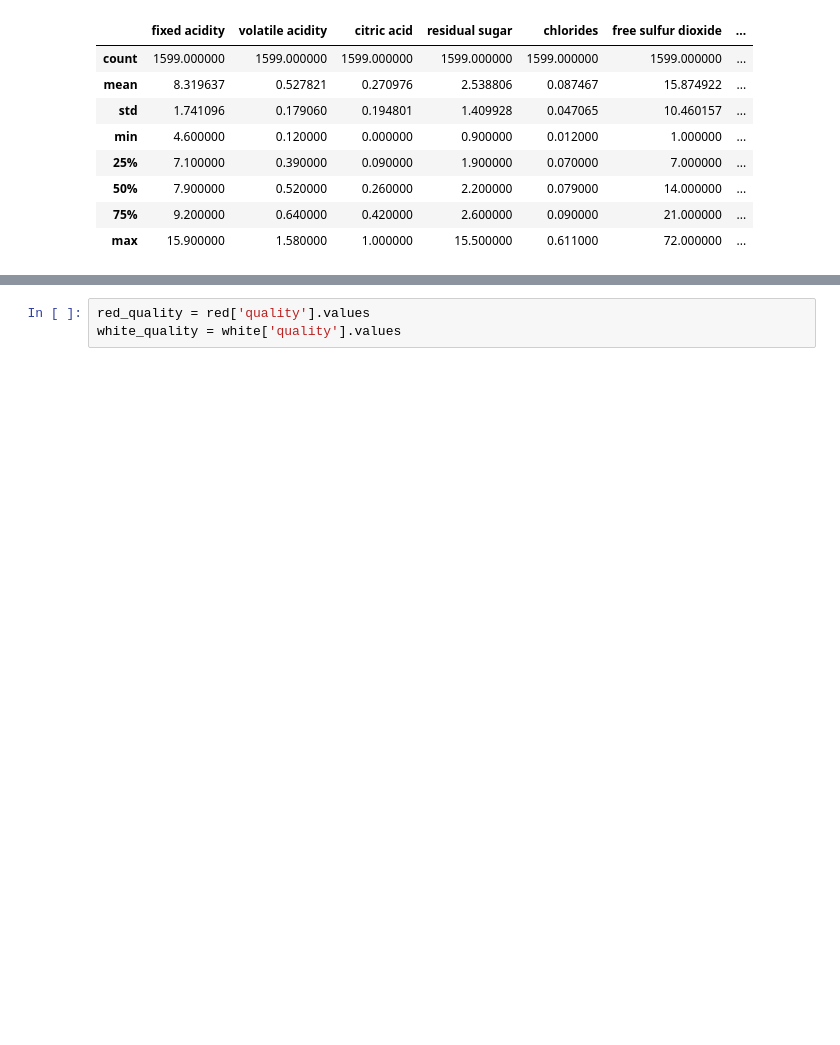
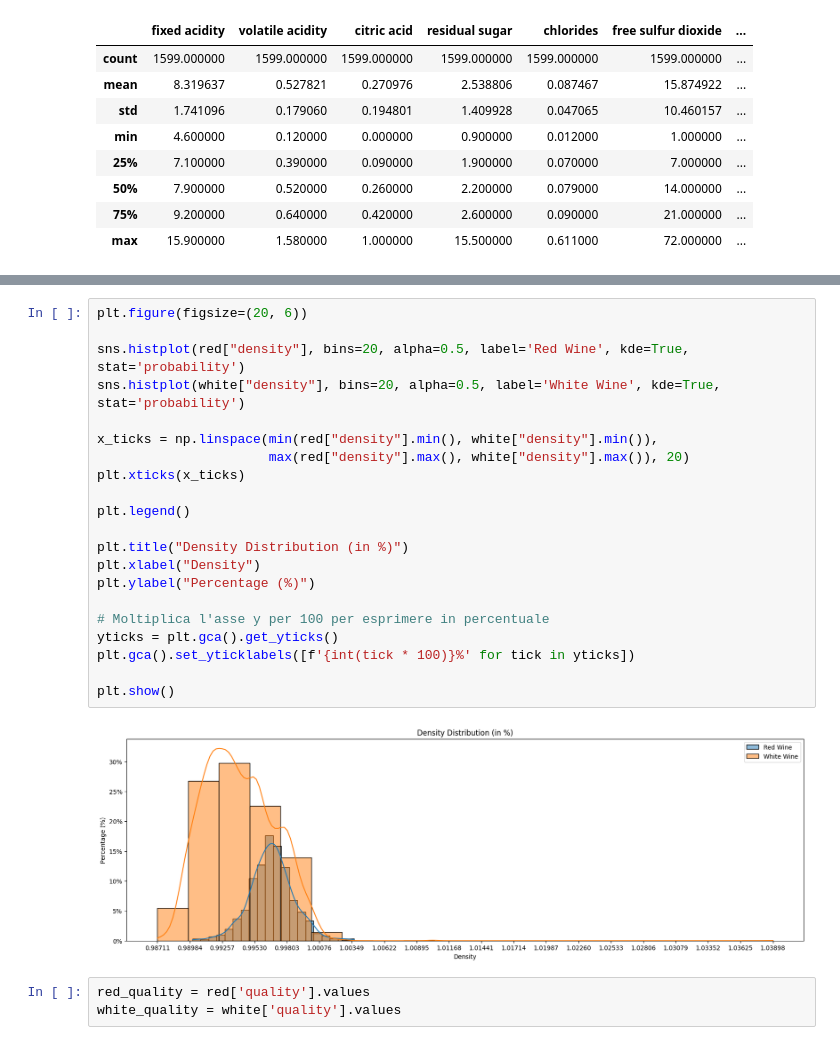
Before and after one commit to elvisperlika/Wine-Quality-Prediction, a Jupyter notebook: Wine_Quality_Prediction.ipynb, the cells around one changed output, grey strips where cells are left out. Saved outputs shown, nothing was run; the diff lists cells and outputs as text; blank space fills up the shorter version.

Commit message:
Add new graphic in %

```diff
--- a/Wine_Quality_Prediction.ipynb
+++ b/Wine_Quality_Prediction.ipynb
@@ -196,3 +196,26 @@ plt.show()
+# %%
+plt.figure(figsize=(20, 6))
+
+sns.histplot(red["density"], bins=20, alpha=0.5, label='Red Wine', kde=True, stat='probability')
+sns.histplot(white["density"], bins=20, alpha=0.5, label='White Wine', kde=True, stat='probability')
+
+x_ticks = np.linspace(min(red["density"].min(), white["density"].min()),
+                      max(red["density"].max(), white["density"].max()), 20)
+plt.xticks(x_ticks)
+
+plt.legend()
+
+plt.title("Density Distribution (in %)")
+plt.xlabel("Density")
+plt.ylabel("Percentage (%)")
+
+# Moltiplica l'asse y per 100 per esprimere in percentuale
+yticks = plt.gca().get_yticks()
+plt.gca().set_yticklabels([f'{int(tick * 100)}%' for tick in yticks])
+
+plt.show()
+# %% [output]
+[figure, added]
 # %%
 red_quality = red['quality'].values
 white_quality = white['quality'].values
```
Also changed, not shown: parts of 4 cells of this notebook.
